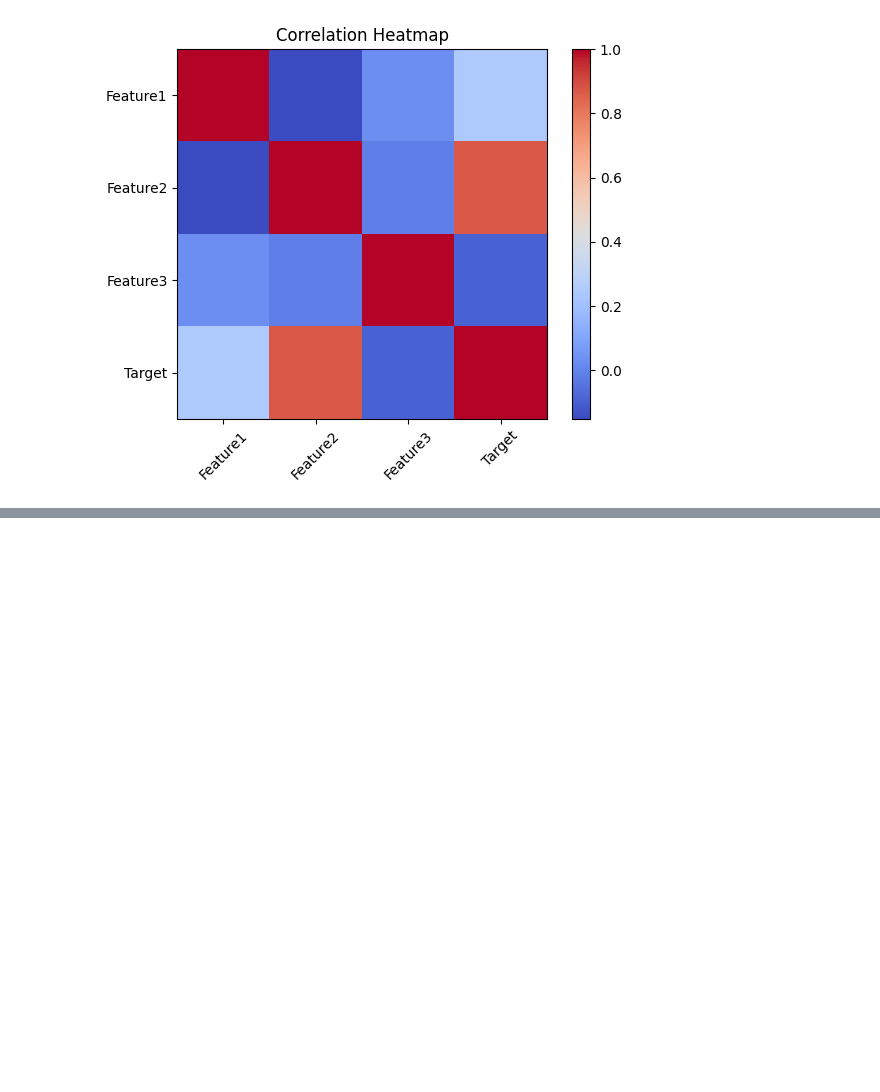
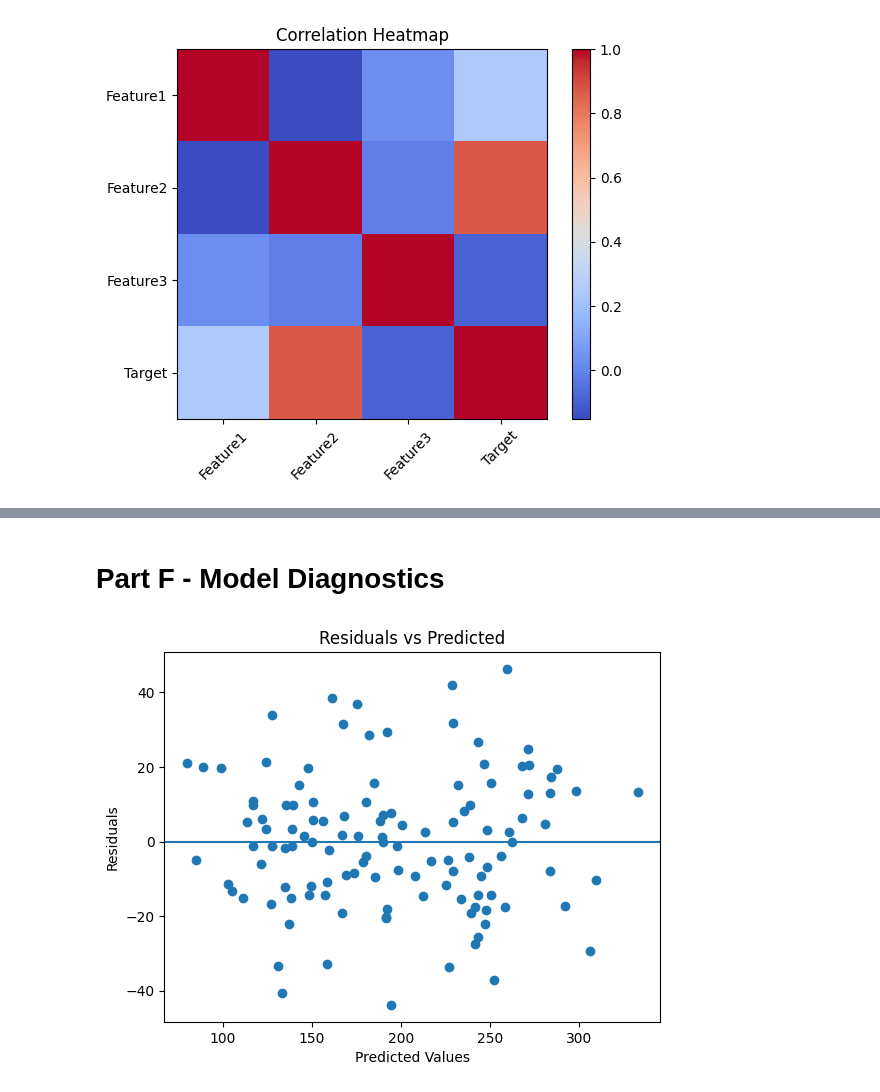
Before and after one commit to deepakpalcsjmu/Linear-Regression-Lab, a Jupyter notebook: ML_Assignment.ipynb, the cells around one changed output, grey strips where cells are left out. Drawn from its saved outputs; the diff is of its cells as text; code cells hidden in the pictures; blank space fills up the shorter version.

```diff
--- a/ML_Assignment.ipynb
+++ b/ML_Assignment.ipynb
@@ -83,0 +173,13 @@ plt.show()
+# %%
+def ridge_regression(X, y, lam):
+    I = np.eye(X.shape[1])
+    I[0,0] = 0   # do not regularize intercept
+    beta_ridge = np.linalg.inv(X.T @ X + lam * I) @ X.T @ y
+    return beta_ridge
+
+lam = 50
+beta_ridge = ridge_regression(X_multi, Y, lam)
+
+Y_pred_ridge = X_multi @ beta_ridge
+
+print("Ridge Coefficients:\n", beta_ridge)
@@ -83,0 +244,13 @@ plt.show()
+# %% [markdown]
+# **Part F - Model Diagnostics**
+# %%
+residuals = Y - Y_pred_ridge   # you can use ridge or multiple regression
+
+plt.scatter(Y_pred_ridge, residuals)
+plt.axhline(0)
+plt.xlabel("Predicted Values")
+plt.ylabel("Residuals")
+plt.title("Residuals vs Predicted")
+plt.show()
+# %% [output]
+[figure, added]
```
Also changed, not shown: parts of 18 cells of this notebook.
